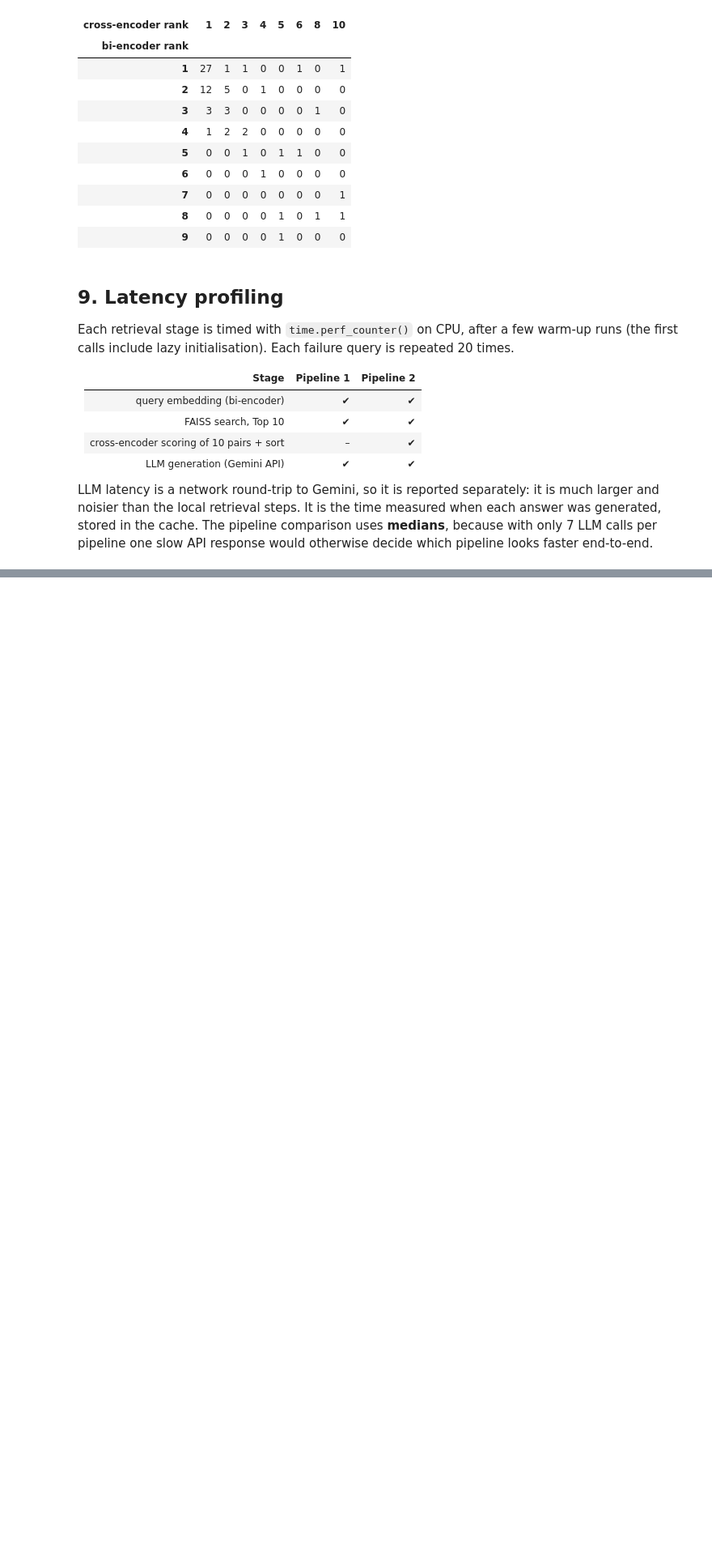
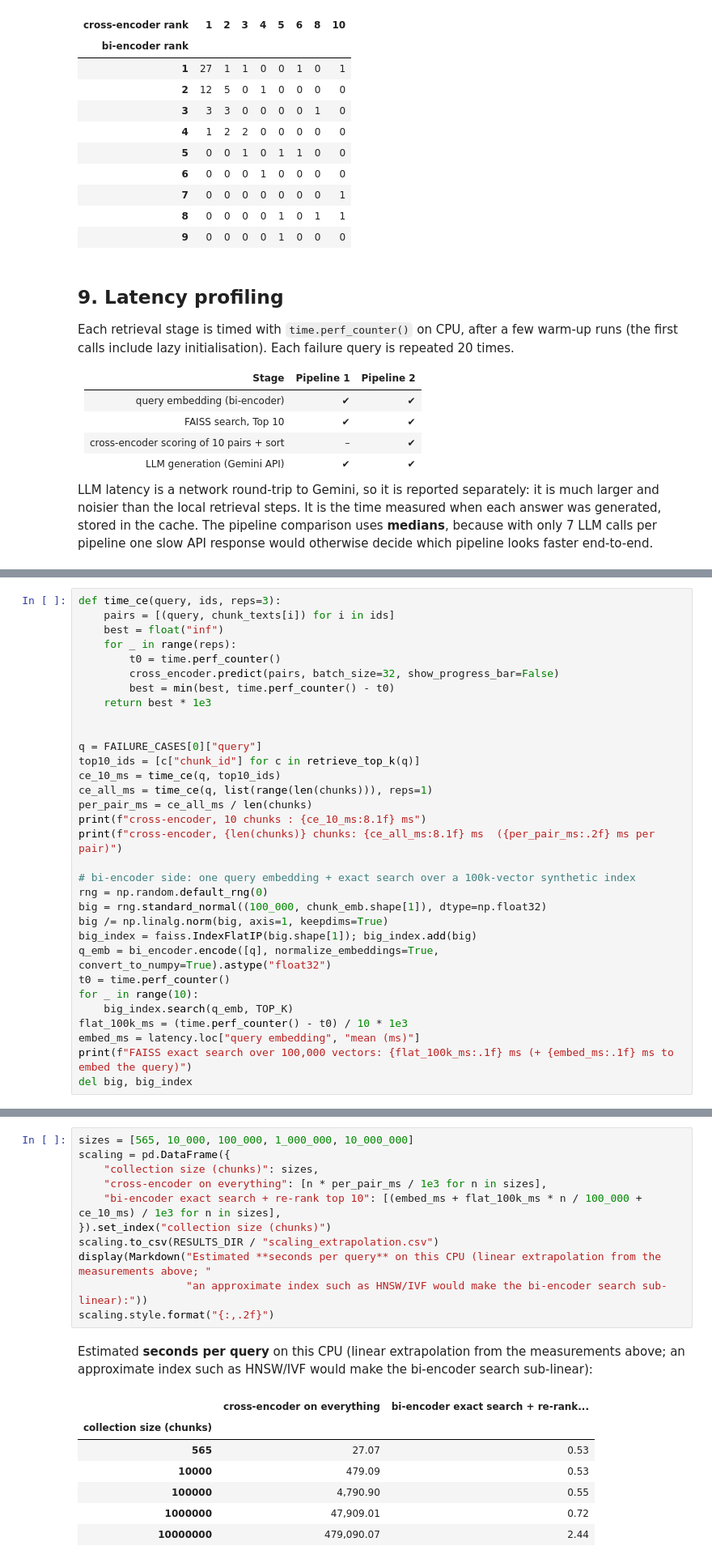
Before and after one commit to Sourav-Nath-01/RAG-Assignment-Baseline-vs.-Re-Ranking, a Jupyter notebook: RAG_Reranking.ipynb, the cells around one changed output, grey strips where cells are left out. Shown at 81% size. Saved outputs shown, nothing was run; the diff lists cells and outputs as text; blank space fills up the shorter version.

```diff
--- a/RAG_Reranking.ipynb
+++ b/RAG_Reranking.ipynb
@@ -1043,0 +1056,32 @@ re-ranking makes retrieval 31.7x slower (+547.2 ms), but adds only 41.8% to the
+# %%
+def time_ce(query, ids, reps=3):
+    pairs = [(query, chunk_texts[i]) for i in ids]
+    best = float("inf")
+    for _ in range(reps):
+        t0 = time.perf_counter()
+        cross_encoder.predict(pairs, batch_size=32, show_progress_bar=False)
+        best = min(best, time.perf_counter() - t0)
+    return best * 1e3
+
+
+q = FAILURE_CASES[0]["query"]
+top10_ids = [c["chunk_id"] for c in retrieve_top_k(q)]
+ce_10_ms = time_ce(q, top10_ids)
+ce_all_ms = time_ce(q, list(range(len(chunks))), reps=1)
+per_pair_ms = ce_all_ms / len(chunks)
+print(f"cross-encoder, 10 chunks : {ce_10_ms:8.1f} ms")
+print(f"cross-encoder, {len(chunks)} chunks: {ce_all_ms:8.1f} ms  ({per_pair_ms:.2f} ms per pair)")
+
+# bi-encoder side: one query embedding + exact search over a 100k-vector synthetic index
+rng = np.random.default_rng(0)
+big = rng.standard_normal((100_000, chunk_emb.shape[1]), dtype=np.float32)
+big /= np.linalg.norm(big, axis=1, keepdims=True)
+big_index = faiss.IndexFlatIP(big.shape[1]); big_index.add(big)
+q_emb = bi_encoder.encode([q], normalize_embeddings=True, convert_to_numpy=True).astype("float32")
+t0 = time.perf_counter()
+for _ in range(10):
+    big_index.search(q_emb, TOP_K)
+flat_100k_ms = (time.perf_counter() - t0) / 10 * 1e3
+embed_ms = latency.loc["query embedding", "mean (ms)"]
+print(f"FAISS exact search over 100,000 vectors: {flat_100k_ms:.1f} ms (+ {embed_ms:.1f} ms to embed the query)")
+del big, big_index
@@ -1043,0 +1092,20 @@ re-ranking makes retrieval 31.7x slower (+547.2 ms), but adds only 41.8% to the
+# %%
+sizes = [565, 10_000, 100_000, 1_000_000, 10_000_000]
+scaling = pd.DataFrame({
+    "collection size (chunks)": sizes,
+    "cross-encoder on everything": [n * per_pair_ms / 1e3 for n in sizes],
+    "bi-encoder exact search + re-rank top 10": [(embed_ms + flat_100k_ms * n / 100_000 + ce_10_ms) / 1e3 for n in sizes],
+}).set_index("collection size (chunks)")
+scaling.to_csv(RESULTS_DIR / "scaling_extrapolation.csv")
+display(Markdown("Estimated **seconds per query** on this CPU (linear extrapolation from the measurements above; "
+                 "an approximate index such as HNSW/IVF would make the bi-encoder search sub-linear):"))
+scaling.style.format("{:,.2f}")
+# %% [output]
+Estimated **seconds per query** on this CPU (linear extrapolation from the measurements above; an approximate index such as HNSW/IVF would make the bi-encoder search sub-linear):
+|  | cross-encoder on everything | bi-encoder exact search + re-rank... |
+| collection size (chunks) |  |  |
+| 565 | 27.07 | 0.53 |
+| 10000 | 479.09 | 0.53 |
+| 100000 | 4,790.90 | 0.55 |
+| 1000000 | 47,909.01 | 0.72 |
+| 10000000 | 479,090.07 | 2.44 |
```
Also changed, not shown: parts of 7 cells of this notebook, 3 other files.
